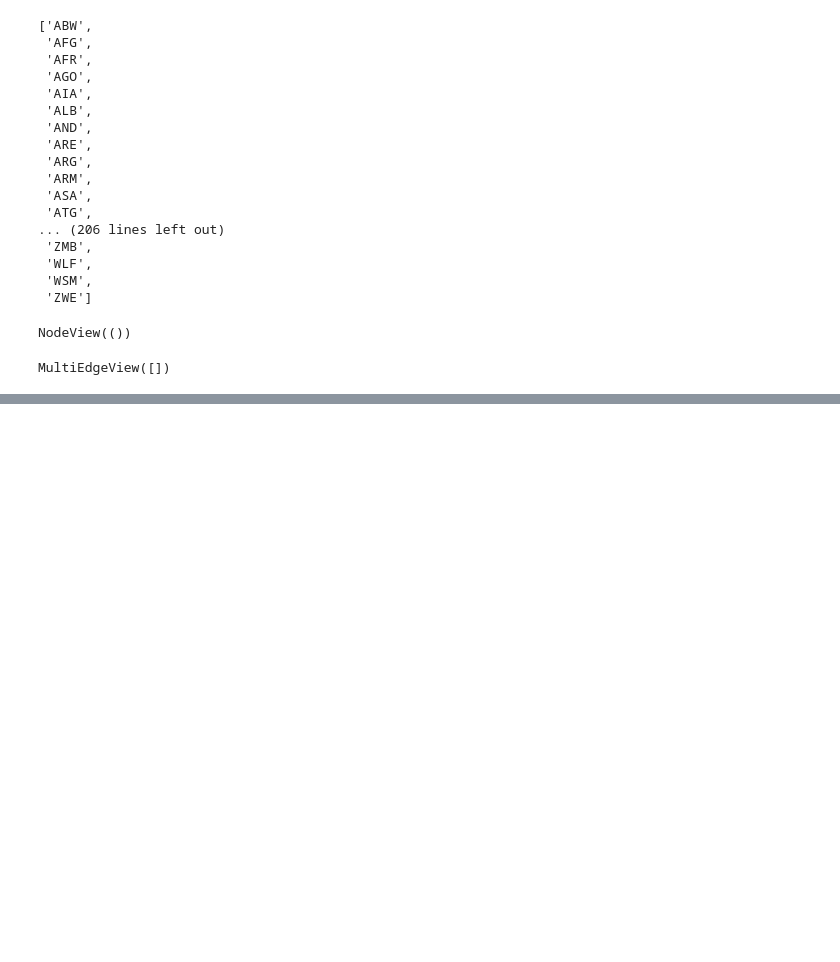
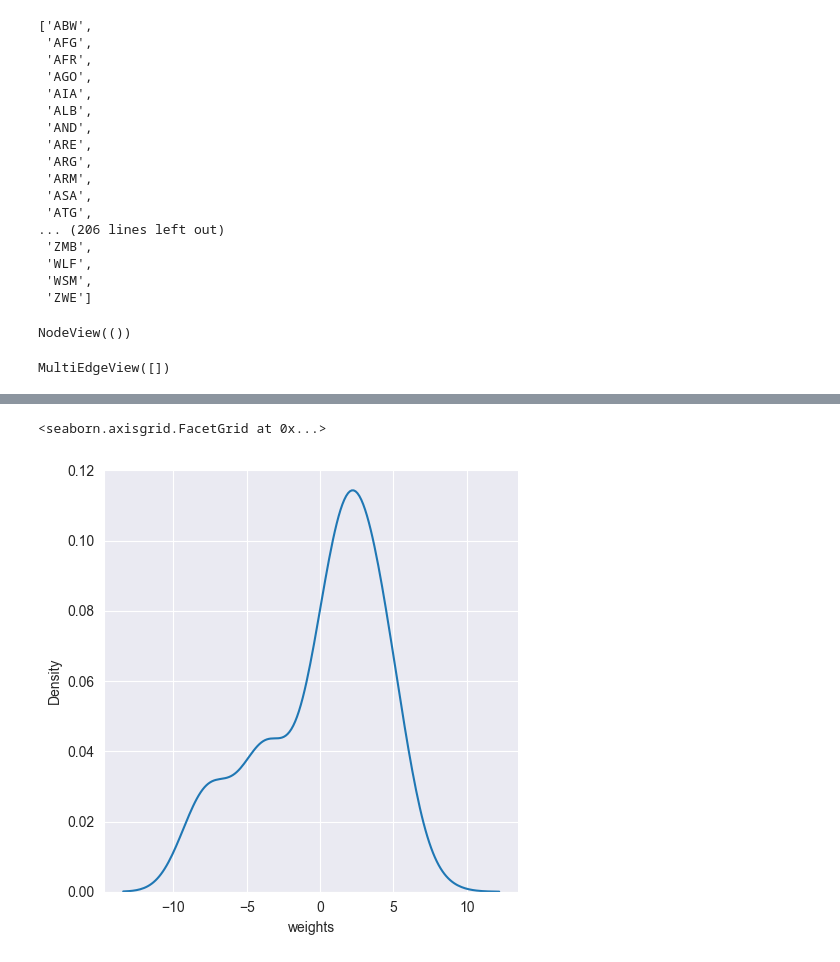
Before and after one commit to marin-o/xai-graphs, a Jupyter notebook: notebooks/graphs.ipynb, the cells around one changed output, grey strips where cells are left out. Drawn from its saved outputs; the diff is of its cells as text; code cells hidden in the pictures; blank space fills up the shorter version.

```diff
--- a/notebooks/graphs.ipynb
+++ b/notebooks/graphs.ipynb
@@ -181,0 +188,3 @@ plt.show() # display
+# %%
+weights = [d for (u, v, d) in g.edges]
+weights
@@ -181,0 +209,12 @@ plt.show() # display
+# %%
+# draw edge weight distribution
+sns.displot(pd.DataFrame(
+    {
+        'weights': weights
+    },
+),
+    x='weights', kind='kde'
+)
+# %% [output]
+<seaborn.axisgrid.FacetGrid at 0x...>
+[figure, added]
```
Also changed, not shown: parts of 7 cells of this notebook, 1 other file.
